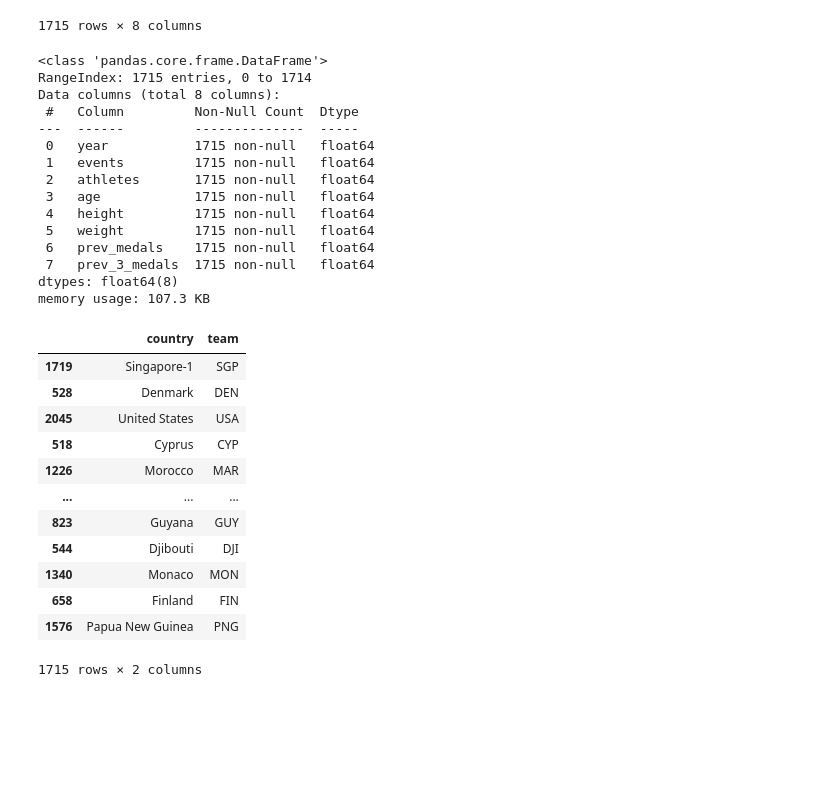
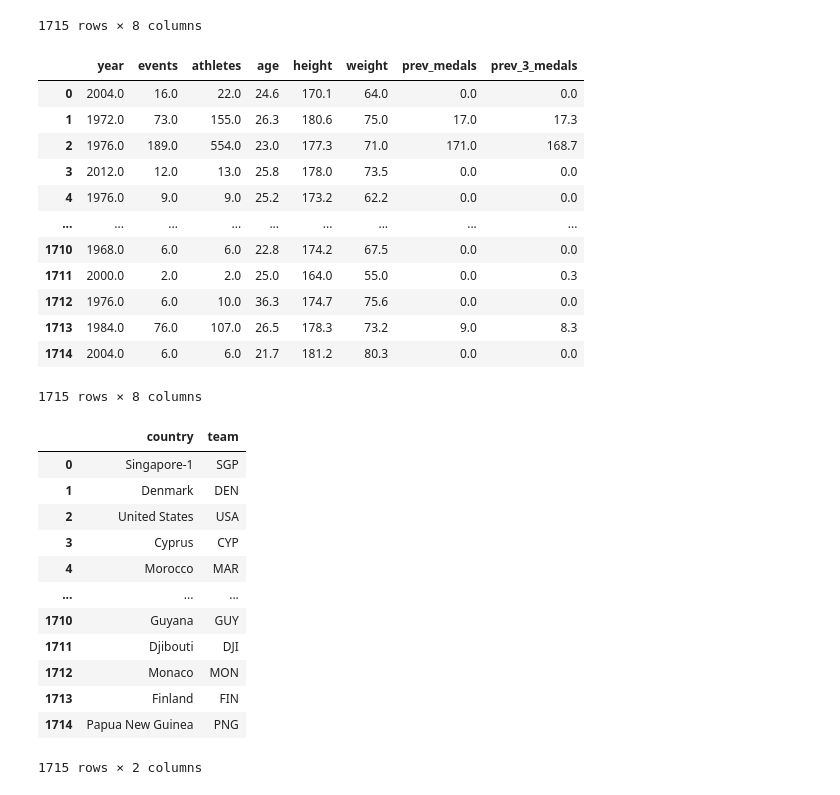
Before and after one commit to Q-Dead/Machine-Learning-Projects, a Jupyter notebook: Olympic Linear and Logistic Reg/olympic_medal.ipynb, the cells around one changed output. Saved outputs shown, nothing was run; the diff lists cells and outputs as text; code cells hidden in the pictures; blank space fills up the shorter version.

```diff
--- a/Olympic Linear and Logistic Reg/olympic_medal.ipynb
+++ b/Olympic Linear and Logistic Reg/olympic_medal.ipynb
@@ -232,37 +232,37 @@ X = imputer.transform(olympic_num)
 
 olympic_tr = pd.DataFrame(X, columns=olympic_num.columns)
 # %%
-olympic_tr.info()
+olympic_tr
 # %% [output]
+|  | year | events | athletes | age | height | weight | prev_medals | prev_3_medals |
+| 0 | 2004.0 | 16.0 | 22.0 | 24.6 | 170.1 | 64.0 | 0.0 | 0.0 |
+| 1 | 1972.0 | 73.0 | 155.0 | 26.3 | 180.6 | 75.0 | 17.0 | 17.3 |
+| 2 | 1976.0 | 189.0 | 554.0 | 23.0 | 177.3 | 71.0 | 171.0 | 168.7 |
+| 3 | 2012.0 | 12.0 | 13.0 | 25.8 | 178.0 | 73.5 | 0.0 | 0.0 |
+| 4 | 1976.0 | 9.0 | 9.0 | 25.2 | 173.2 | 62.2 | 0.0 | 0.0 |
+| ... | ... | ... | ... | ... | ... | ... | ... | ... |
+| 1710 | 1968.0 | 6.0 | 6.0 | 22.8 | 174.2 | 67.5 | 0.0 | 0.0 |
+| 1711 | 2000.0 | 2.0 | 2.0 | 25.0 | 164.0 | 55.0 | 0.0 | 0.3 |
+| 1712 | 1976.0 | 6.0 | 10.0 | 36.3 | 174.7 | 75.6 | 0.0 | 0.0 |
+| 1713 | 1984.0 | 76.0 | 107.0 | 26.5 | 178.3 | 73.2 | 9.0 | 8.3 |
+| 1714 | 2004.0 | 6.0 | 6.0 | 21.7 | 181.2 | 80.3 | 0.0 | 0.0 |
-<class 'pandas.core.frame.DataFrame'>
-RangeIndex: 1715 entries, 0 to 1714
-Data columns (total 8 columns):
- #   Column         Non-Null Count  Dtype
----  ------         --------------  -----
- 0   year           1715 non-null   float64
- 1   events         1715 non-null   float64
- 2   athletes       1715 non-null   float64
- 3   age            1715 non-null   float64
- 4   height         1715 non-null   float64
- 5   weight         1715 non-null   float64
- 6   prev_medals    1715 non-null   float64
- 7   prev_3_medals  1715 non-null   float64
-dtypes: float64(8)
-memory usage: 107.3 KB
+1715 rows × 8 columns
 # %%
 olympic_cat = olympic_train[['country', 'team']].copy()
+olympic_cat.reset_index(inplace=True)
+olympic_cat.drop(['index'], axis=1, inplace=True)
 olympic_cat
 # %% [output]
 |  | country | team |
-| 1719 | Singapore-1 | SGP |
-| 528 | Denmark | DEN |
-| 2045 | United States | USA |
-| 518 | Cyprus | CYP |
-| 1226 | Morocco | MAR |
+| 0 | Singapore-1 | SGP |
+| 1 | Denmark | DEN |
+| 2 | United States | USA |
+| 3 | Cyprus | CYP |
+| 4 | Morocco | MAR |
 | ... | ... | ... |
-| 823 | Guyana | GUY |
-| 544 | Djibouti | DJI |
-| 1340 | Monaco | MON |
-| 658 | Finland | FIN |
-| 1576 | Papua New Guinea | PNG |
+| 1710 | Guyana | GUY |
+| 1711 | Djibouti | DJI |
+| 1712 | Monaco | MON |
+| 1713 | Finland | FIN |
+| 1714 | Papua New Guinea | PNG |
 1715 rows × 2 columns
```
Also changed, not shown: parts of 32 cells of this notebook.
